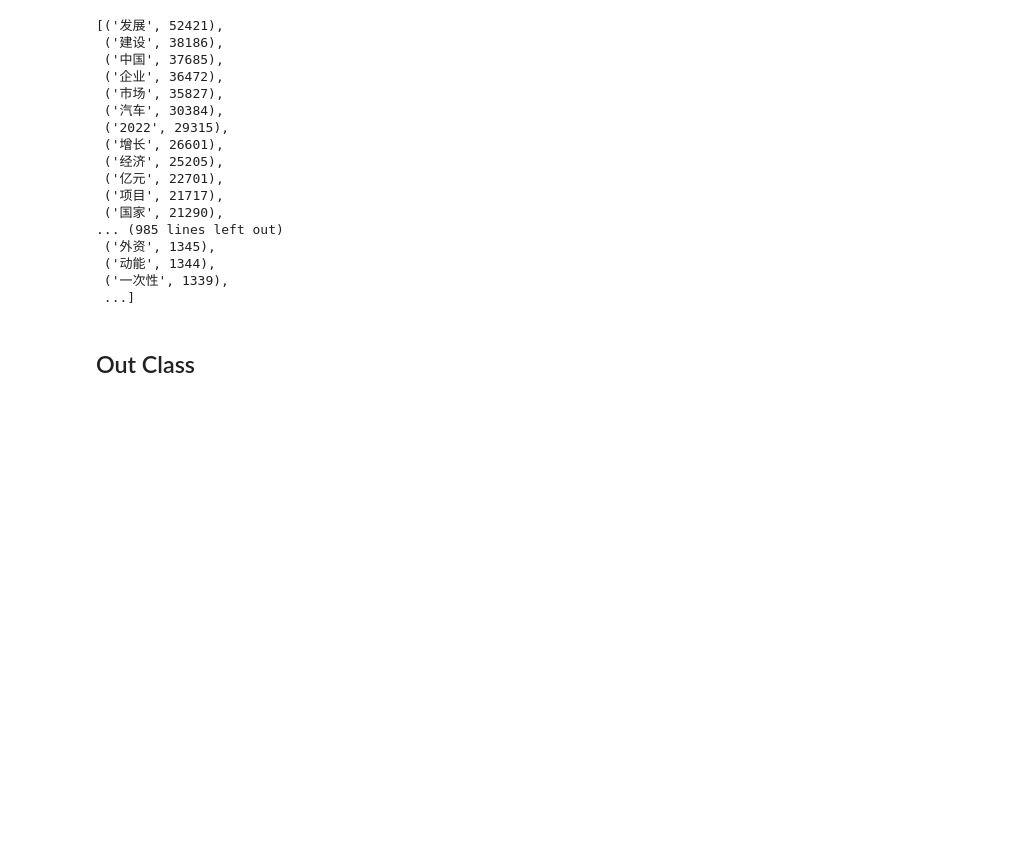
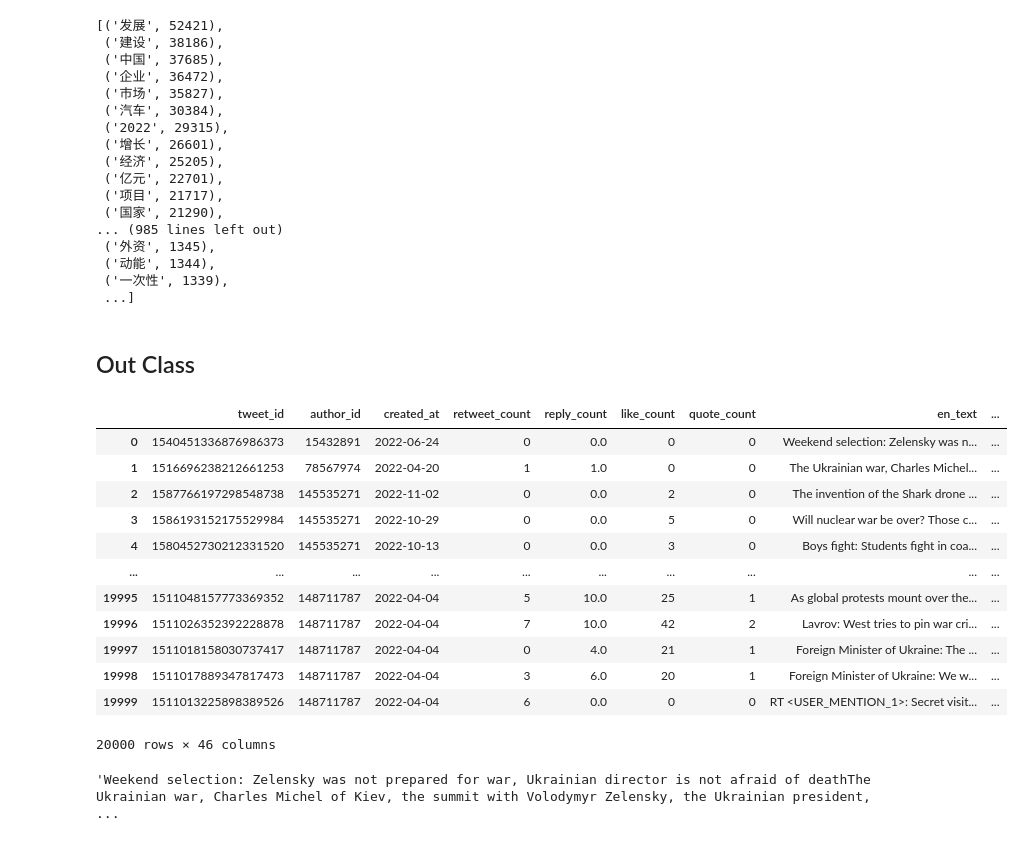
Before and after one commit to Fanhr/Text-Analysis-2024-Spring-Workshop, a Jupyter notebook: Bag_of_Words.ipynb, the cells around one changed output. Saved outputs shown, nothing was run; the diff lists cells and outputs as text; code cells hidden in the pictures; blank space fills up the shorter version.

```diff
--- a/Bag_of_Words.ipynb
+++ b/Bag_of_Words.ipynb
@@ -314,5 +314,27 @@ sorted(word_freq.items(),key = lambda x:x[1], reverse=True)
  ('动能', 1344),
  ('一次性', 1339),
  ...]
-# %% [markdown]
-## Out Class
+# %% [markdown]
+## Out Class
+# %%
+df = pd.read_csv('/Users/fanhongrui/Library/CloudStorage/OneDrive-南京大学/学习（OneDrive）/俄乌战争全球叙事/dataset_filter_240109.csv', index_col=0, nrows=20000)
+# %%
+df
+# %% [output]
+|  | tweet_id | author_id | created_at | retweet_count | reply_count | like_count | quote_count | en_text | ... |
+| 0 | 1540451336876986373 | 15432891 | 2022-06-24 | 0 | 0.0 | 0 | 0 | Weekend selection: Zelensky was n... | ... |
+| 1 | 1516696238212661253 | 78567974 | 2022-04-20 | 1 | 1.0 | 0 | 0 | The Ukrainian war, Charles Michel... | ... |
+| 2 | 1587766197298548738 | 145535271 | 2022-11-02 | 0 | 0.0 | 2 | 0 | The invention of the Shark drone ... | ... |
+| 3 | 1586193152175529984 | 145535271 | 2022-10-29 | 0 | 0.0 | 5 | 0 | Will nuclear war be over? Those c... | ... |
+| 4 | 1580452730212331520 | 145535271 | 2022-10-13 | 0 | 0.0 | 3 | 0 | Boys fight: Students fight in coa... | ... |
+| ... | ... | ... | ... | ... | ... | ... | ... | ... | ... |
+| 19995 | 1511048157773369352 | 148711787 | 2022-04-04 | 5 | 10.0 | 25 | 1 | As global protests mount over the... | ... |
+| 19996 | 1511026352392228878 | 148711787 | 2022-04-04 | 7 | 10.0 | 42 | 2 | Lavrov: West tries to pin war cri... | ... |
+| 19997 | 1511018158030737417 | 148711787 | 2022-04-04 | 0 | 4.0 | 21 | 1 | Foreign Minister of Ukraine: The ... | ... |
+| 19998 | 1511017889347817473 | 148711787 | 2022-04-04 | 3 | 6.0 | 20 | 1 | Foreign Minister of Ukraine: We w... | ... |
+| 19999 | 1511013225898389526 | 148711787 | 2022-04-04 | 6 | 0.0 | 0 | 0 | RT <USER_MENTION_1>: Secret visit... | ... |
+20000 rows × 46 columns
+# %%
+df.en_text[:100].sum()
+# %% [output]
+'Weekend selection: Zelensky was not prepared for war, Ukrainian director is not afraid of deathThe Ukrainian war, Charles Michel of Kiev, the summit with Volodymyr Zelensky, the Ukrainian president,  ...
```
Also changed, not shown: parts of 15 cells of this notebook.
